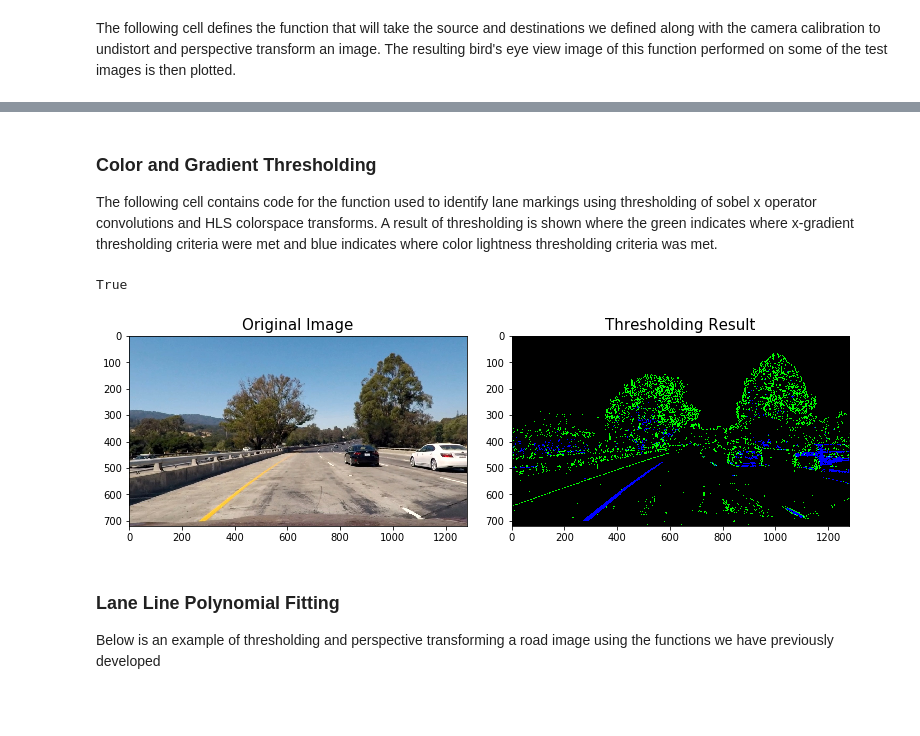
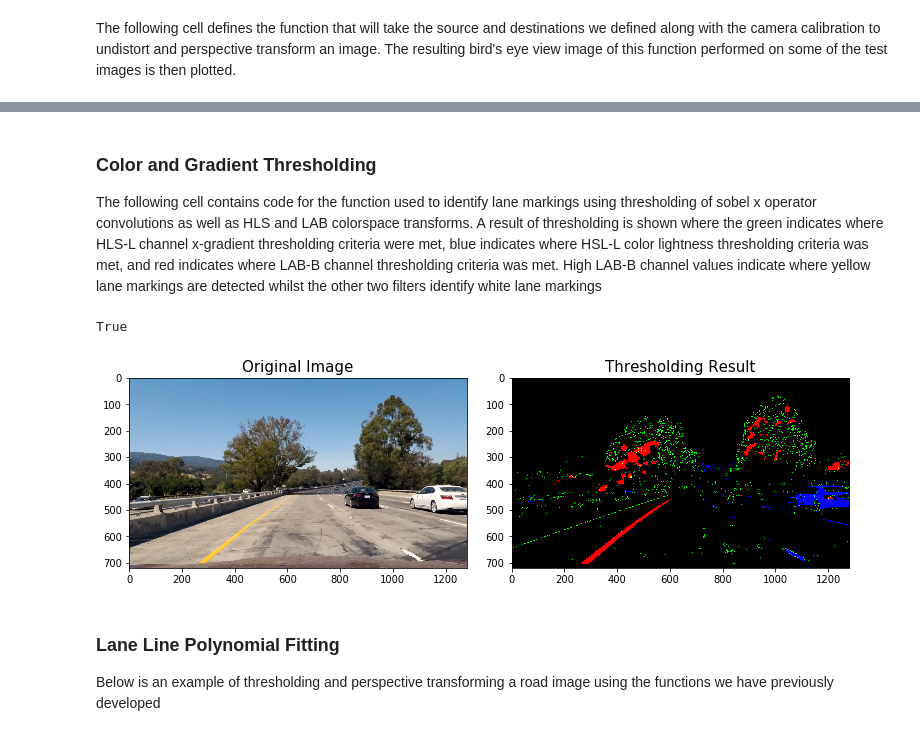
Before and after one commit to wmrifenb/CarND-Advanced-Lane-Lines, a Jupyter notebook: CarND-Advanced-Lane-Lines.ipynb, the cells around one changed output, grey strips where cells are left out. Saved outputs shown, nothing was run; the diff lists cells and outputs as text; code cells hidden in the pictures; blank space fills up the shorter version.

```diff
--- a/CarND-Advanced-Lane-Lines.ipynb
+++ b/CarND-Advanced-Lane-Lines.ipynb
@@ -151,62 +153,72 @@ ax2.set_title('Curved Lane Image', fontsize=15)
 # %% [markdown]
 ### Color and Gradient Thresholding
 
-The following cell contains code for the function used to identify lane markings using thresholding of sobel x operator convolutions and HLS colorspace transforms. A result of thresholding is shown where the green indicates where x-gradient thresholding criteria were met and blue indicates where color lightness thresholding criteria was met.
+The following cell contains code for the function used to identify lane markings using thresholding of sobel x operator convolutions as well as HLS and LAB colorspace transforms. A result of thresholding is shown where the green indicates where HLS-L channel x-gradient thresholding criteria were met, blue indicates where HSL-L color lightness thresholding criteria was met, and red indicates where LAB-B channel thresholding criteria was met. High LAB-B channel values indicate where yellow lane markings are detected whilst the other two filters identify white lane markings
 # %%
 image = mpimg.imread('./output_images/undist_test1.jpg')
 
 # Edit this function to create your own pipeline.
-def threshold_image(img, s_thresh=(170, 255), sx_thresh=(20, 100)):
+def threshold_image(img, s_thresh=(210, 255), sx_thresh=(30, 45), b_thresh=(150, 255)):
     img = np.copy(img)
+
     # Convert to HSL color space and separate the L channel
-    hsl = cv2.cvtColor(img, cv2.COLOR_RGB2HLS).astype(np.float)
-    l_channel = hsl[:,:,1]
-    s_channel = hsl[:,:,2]
+    hls = cv2.cvtColor(img, cv2.COLOR_RGB2HLS).astype(np.float)
+    l_channel = hls[:, :, 1]
+    s_channel = hls[:, :, 2]
+
+    # Convert to HSL color space and separate the L channel
+    lab = cv2.cvtColor(img, cv2.COLOR_RGB2LAB).astype(np.float)
+    lab_b_channel = lab[:, :, 2]
+
     # Sobel x
-    sobelx = cv2.Sobel(l_channel, cv2.CV_64F, 1, 0) # Take the derivative in x
-    abs_sobelx = np.absolute(sobelx) # Absolute x derivative to accentuate lines away from horizontal
-    scaled_sobel = np.uint8(255*abs_sobelx/np.max(abs_sobelx))
+    sobelx = cv2.Sobel(l_channel, cv2.CV_64F, 1, 0)  # Take the derivative in x
+    abs_sobelx = np.absolute(sobelx)  # Absolute x derivative to accentuate lines away from horizontal
+    scaled_sobel = np.uint8(255 * abs_sobelx / np.max(abs_sobelx))
 
     # Threshold x gradient
     sxbinary = np.zeros_like(scaled_sobel)
     sxbinary[(scaled_sobel >= sx_thresh[0]) & (scaled_sobel <= sx_thresh[1])] = 1
 
-    # Threshold color channel
-    s_binary = np.zeros_like(s_channel)
-    s_binary[(s_channel >= s_thresh[0]) & (s_channel <= s_thresh[1])] = 1
+    # Threshold color channel S of HLS
+    s_binary = np.zeros_like(l_channel)
+    s_binary[(l_channel >= s_thresh[0]) & (l_channel <= s_thresh[1])] = 1
+
+    # Threshold color channel B of LAB
+    b_binary = np.zeros_like(lab_b_channel)
+    b_binary[(lab_b_channel >= b_thresh[0]) & (lab_b_channel <= b_thresh[1])] = 1
+
     # Stack each channel
     # Note color_binary[:, :, 0] is all 0s, effectively an all black image. It might
     # be beneficial to replace this channel with something else.
-    color_binary = np.dstack(( np.zeros_like(sxbinary), sxbinary, s_binary))
+    color_binary = np.dstack((b_binary, sxbinary, s_binary))
 
     combined_binary = np.zeros_like(sxbinary)
-    combined_binary[(s_binary == 1) | (sxbinary == 1)] = 1
+    combined_binary[(s_binary == 1) | (sxbinary == 1) | (b_binary == 1)] = 1
 
     return color_binary, combined_binary
 
 result, result_binary = threshold_image(image)
 
 # Plot the result
 f, (ax1, ax2) = plt.subplots(1, 2, figsize=(10, 5))
 f.tight_layout()
 
 ax1.imshow(image)
 ax1.set_title('Original Image', fontsize=15)
 
-
 ax2.imshow(result)
 ax2.set_title('Thresholding Result', fontsize=15)
 plt.subplots_adjust(left=0., right=1, top=0.9, bottom=0.)
 
 result = 255 * result.astype("uint8")
 result = cv2.cvtColor(result, cv2.COLOR_RGB2BGR)
 cv2.imwrite("output_images/colored_binary.jpg", result)
 
 binary = 255 * result_binary.astype("uint8")
 cv2.imwrite("./output_images/combined_binary.jpg", binary)
 # %% [output]
 True
-[figure, old version]
+[figure, new version]
 # %% [markdown]
 ### Lane Line Polynomial Fitting
 
```
Also changed, not shown: parts of 20 cells of this notebook, 13 other files.
